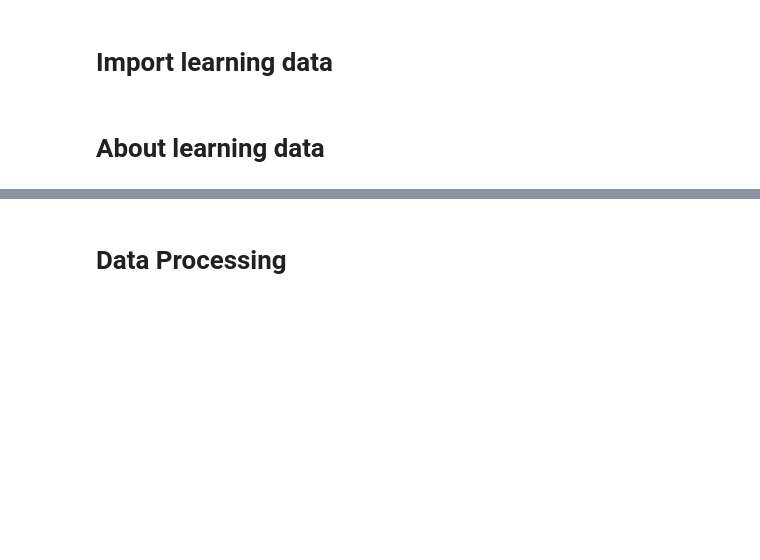
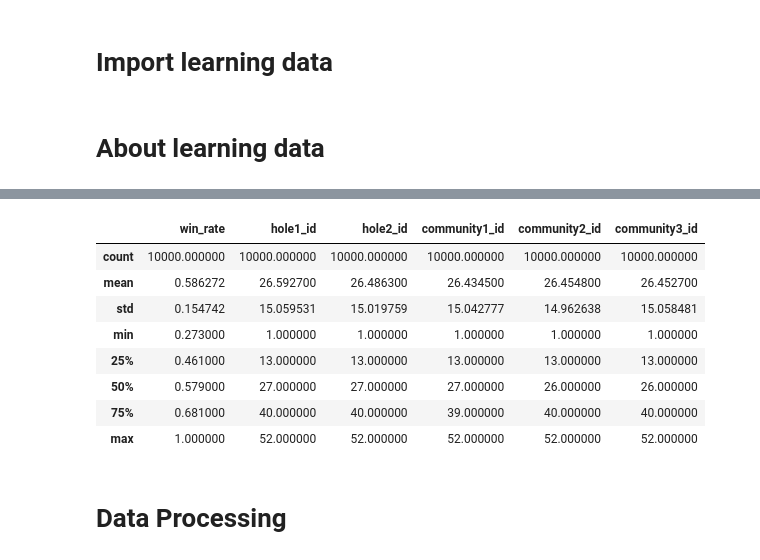
Before and after one commit to ishikota/HoleCardHandicapper, a Jupyter notebook: notebook/flop_neuralnet_training_note.ipynb, the cells around one changed output, grey strips where cells are left out. Cells and saved outputs as stored; diff of their text form; code cells hidden in the pictures; blank space fills up the shorter version.

```diff
--- a/notebook/flop_neuralnet_training_note.ipynb
+++ b/notebook/flop_neuralnet_training_note.ipynb
@@ -35,3 +37,15 @@ df.describe()
+# %%
+test_df.describe()
+# %% [output]
+|  | win_rate | hole1_id | hole2_id | community1_id | community2_id | community3_id |
+| count | 10000.000000 | 10000.000000 | 10000.000000 | 10000.000000 | 10000.000000 | 10000.000000 |
+| mean | 0.586272 | 26.592700 | 26.486300 | 26.434500 | 26.454800 | 26.452700 |
+| std | 0.154742 | 15.059531 | 15.019759 | 15.042777 | 14.962638 | 15.058481 |
+| min | 0.273000 | 1.000000 | 1.000000 | 1.000000 | 1.000000 | 1.000000 |
+| 25% | 0.461000 | 13.000000 | 13.000000 | 13.000000 | 13.000000 | 13.000000 |
+| 50% | 0.579000 | 27.000000 | 27.000000 | 27.000000 | 26.000000 | 26.000000 |
+| 75% | 0.681000 | 40.000000 | 40.000000 | 39.000000 | 40.000000 | 40.000000 |
+| max | 1.000000 | 52.000000 | 52.000000 | 52.000000 | 52.000000 | 52.000000 |
 # %% [markdown]
 # Data Processing
 # %% [markdown]
```
Also changed, not shown: parts of 14 cells of this notebook, 3 other files.
